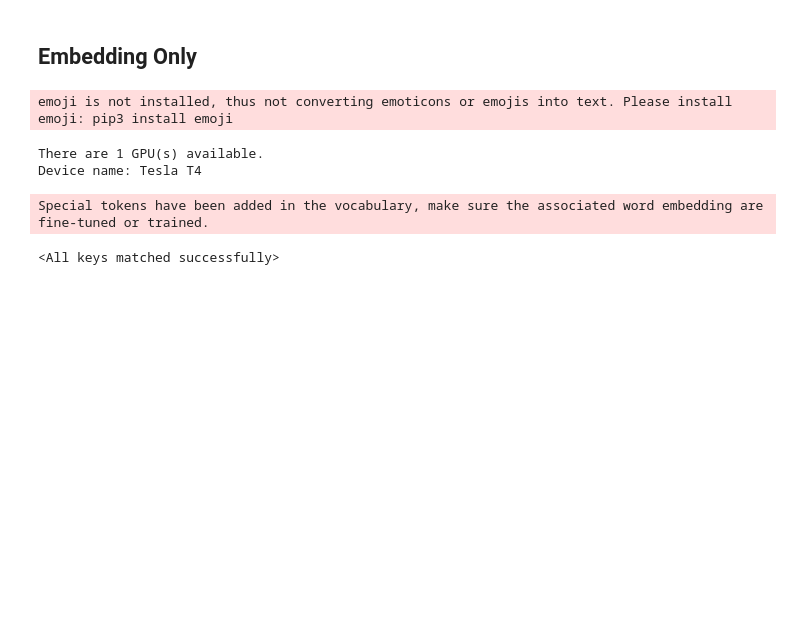
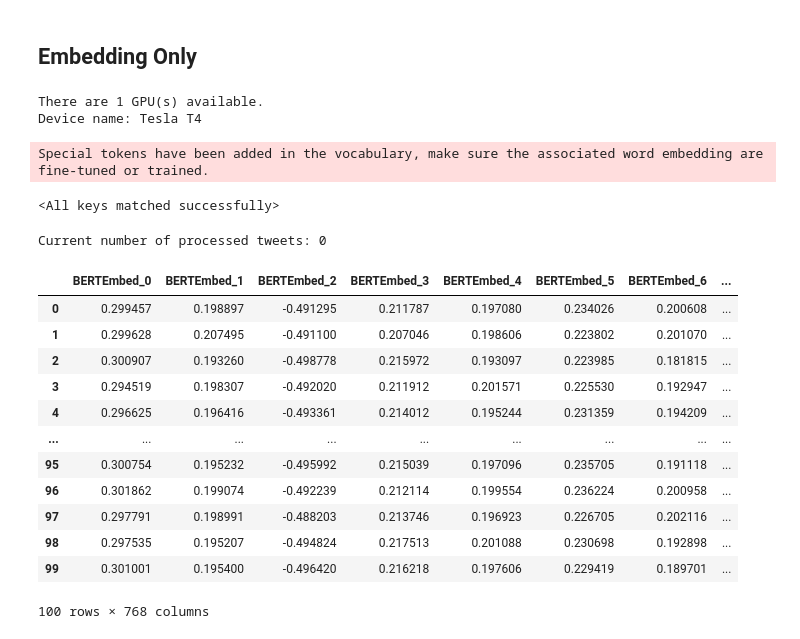
Before and after one commit to zzunebye/Capstone-code-data, a Jupyter notebook: _CLF_BERT.ipynb, the cells around one changed output. Cells and saved outputs as stored; diff of their text form; code cells hidden in the pictures; blank space fills up the shorter version.

```diff
--- a/_CLF_BERT.ipynb
+++ b/_CLF_BERT.ipynb
@@ -359,7 +358,7 @@ def initialize_model(epochs=4):
     """Initialize the Bert Classifier, the optimizer and the learning rate scheduler.
     """
     # Instantiate Bert Classifier
-    bert_classifier = BertClassifier(freeze_bert=False)
+    bert_classifier = BertClassifier(freeze_bert=True)
 
     # Tell PyTorch to run the model on GPU
     bert_classifier.to(device)
@@ -2028,23 +2034,14 @@ rhi_y = pd.read_csv('data/_RHI_text.csv').isRumor
 device = getDevice()
 tokenizer = AutoTokenizer.from_pretrained("vinai/bertweet-base", use_fast=False)
 # Tell PyTorch to run the model on GPU
-bert_classifier = BertTweetClassifier(freeze_bert=False)
+bert_classifier = BertTweetClassifier(freeze_bert=True)
 
 PATH = './Model/BERTweet_raw_to_fine_tune_ord4.pt'
 bert_classifier.load_state_dict(torch.load(PATH))
 
 # testing_process(bert_classifier, X_val, y_val)
 # %% [output]
-emoji is not installed, thus not converting emoticons or emojis into text. Please install emoji: pip3 install emoji
+There are 1 GPU(s) available.
+Device name: Tesla T4
-There are 1 GPU(s) available.
-Device name: Tesla T4
+Special tokens have been added in the vocabulary, make sure the associated word embedding are fine-tuned or trained.
-Special tokens have been added in the vocabulary, make sure the associated word embedding are fine-tuned or trained.
+<All keys matched successfully>
-<All keys matched successfully>
-# %%
-def getEmbeddingBERT(data):
-  input_ids, attention_masks = preprocessing_for_bert(data)
-  last_hidden_states = bert_classifier.embedding(input_ids)
-  features = last_hidden_states[0][:,0,:].numpy() # considering o only the [CLS] for each sentences
-
-  for
-  print(features.shape)
@@ -2053,3 +2048,47 @@ getEmbeddingBERT(X_train)
+# %%
+def getEmbeddingBERT(bert_classifier, data):
+  bert_classifier.eval()
+  input_ids = []
+  attention_masks = []
+  result = []
+
+  # For every sentence...
+  for index, sent in enumerate(data):
+      encoded_sent = tokenizer.encode(
+          text=text_preprocessing(sent),  # Preprocess sentence
+          add_special_tokens=True,        # Add `[CLS]` and `[SEP]`
+          return_attention_mask=False,      # Return attention mask
+
+          padding='do_not_pad'
+      )
+      with torch.no_grad():
+          encoded_sent = torch.tensor([encoded_sent])
+          # print(encoded_sent)
+          last_hidden_state = bert_classifier.embedding(encoded_sent)
+
+      result.append(last_hidden_state)
+
+      if (index % 300 == 0 or index == len(input_ids)): print("Current number of processed tweets: {}".format(index))
+  return result
+# %%
+result = getEmbeddingBERT(bert_classifier,X_train)
+df_result = pd.DataFrame([sent[0].tolist() for sent in result]).add_prefix('BERTEmbed_')
+df_result
+# %% [output]
+Current number of processed tweets: 0
+|  | BERTEmbed_0 | BERTEmbed_1 | BERTEmbed_2 | BERTEmbed_3 | BERTEmbed_4 | BERTEmbed_5 | BERTEmbed_6 | ... |
+| 0 | 0.299457 | 0.198897 | -0.491295 | 0.211787 | 0.197080 | 0.234026 | 0.200608 | ... |
+| 1 | 0.299628 | 0.207495 | -0.491100 | 0.207046 | 0.198606 | 0.223802 | 0.201070 | ... |
+| 2 | 0.300907 | 0.193260 | -0.498778 | 0.215972 | 0.193097 | 0.223985 | 0.181815 | ... |
+| 3 | 0.294519 | 0.198307 | -0.492020 | 0.211912 | 0.201571 | 0.225530 | 0.192947 | ... |
+| 4 | 0.296625 | 0.196416 | -0.493361 | 0.214012 | 0.195244 | 0.231359 | 0.194209 | ... |
+| ... | ... | ... | ... | ... | ... | ... | ... | ... |
+| 95 | 0.300754 | 0.195232 | -0.495992 | 0.215039 | 0.197096 | 0.235705 | 0.191118 | ... |
+| 96 | 0.301862 | 0.199074 | -0.492239 | 0.212114 | 0.199554 | 0.236224 | 0.200958 | ... |
+| 97 | 0.297791 | 0.198991 | -0.488203 | 0.213746 | 0.196923 | 0.226705 | 0.202116 | ... |
+| 98 | 0.297535 | 0.195207 | -0.494824 | 0.217513 | 0.201088 | 0.230698 | 0.192898 | ... |
+| 99 | 0.301001 | 0.195400 | -0.496420 | 0.216218 | 0.197606 | 0.229419 | 0.189701 | ... |
+100 rows × 768 columns
 # %%
 bertweetEmbed = pd.DataFrame(features)
 print(bertweetEmbed.shape)
```
Also changed, not shown: parts of 7 cells of this notebook.
